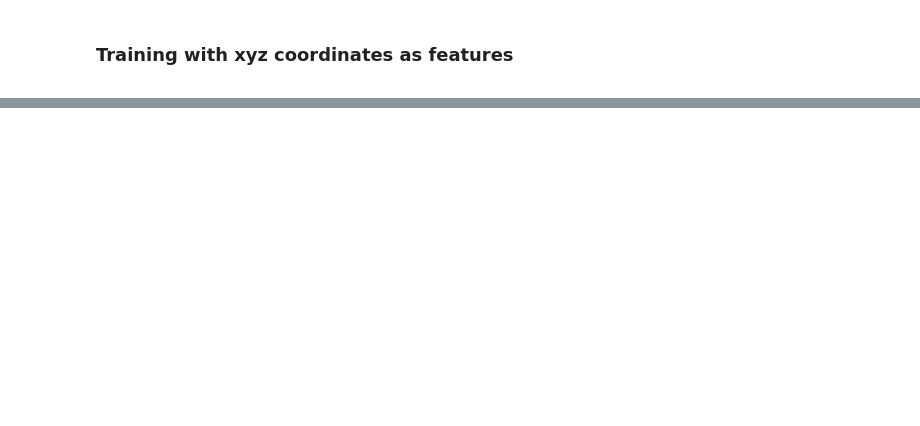
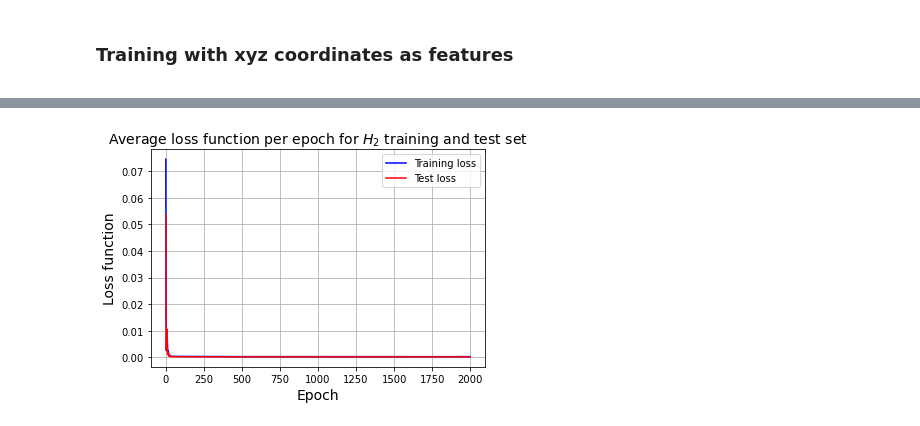
Before and after one commit to KKaroni/Symmetry-in-Machine-learned-Molecular-Force-Fields, a Jupyter notebook: h2_BPNN.ipynb, the cells around one changed output, grey strips where cells are left out. Saved outputs shown, nothing was run; the diff lists cells and outputs as text; code cells hidden in the pictures; blank space fills up the shorter version.

```diff
--- a/h2_BPNN.ipynb
+++ b/h2_BPNN.ipynb
@@ -732,0 +812,9 @@ print(np.mean(train_labels*var_lab+mean_lab,axis=0))
+# %%
+predictiont = torch.zeros(training_set_size)
+for i in range(training_set_size):
+    x1, x2 = training_set[i]
+#     print('x1',x1)
+#     print('x2',x2)
+    with torch.no_grad():
+        predictiont[i] = net(x1, x2)
+    print(predictiont[i]*var_lab+mean_lab)
@@ -776,7 +907,7 @@ number_of_features_xyz   = 3       # number of features (symmetry functions) for
                                    # and one angular, but can create more by vaying the parameters η, λ, ζ, Rs etc.
 
 
-training_set_size    = data_size - 100
+training_set_size    = data_size -50
 
 
 # Computing variance and mean on the training data only!
@@ -800,6 +931,20 @@ data_set_xyz = data_set_xyz[:,:,0] # !!!!!!!!!!!!!!!!!!!!!!!!!!!
 print(data_set_xyz)
 
 
+print(np.shape(labels_norm))
+print(np.shape(data_set_xyz))
+shuffler = np.random.permutation(len(labels_norm))
+
+data_set_xyz = data_set_xyz[shuffler]
+
+labels_norm = labels_norm[shuffler]
+
+print(np.shape(labels_norm))
+print(np.shape(data_set_xyz))
+
+
+
+
 # labels same as before
 train_labels         = labels_norm[:training_set_size]
 train_labels         = torch.FloatTensor(train_labels)
@@ -817,5 +962,5 @@ test_set_xyz             = data_set_xyz[training_set_size:]
 dataset_xyz = TensorDataset(training_set_xyz, train_labels)
 
 # Creating the batches
-dataloader_xyz = torch.utils.data.DataLoader(dataset_xyz, batch_size=100,
+dataloader_xyz = torch.utils.data.DataLoader(dataset_xyz, batch_size=225,
                                            shuffle=True, num_workers=2, drop_last=False)
@@ -876,10 +1045,10 @@ print(output)
 model_xyz = BPNN_xyz(1)
 # %%
 criterion = nn.MSELoss()
-optimizer = optim.Adam(model_xyz.parameters(), lr=0.0001) #0.0001)
+optimizer = optim.Adam(model_xyz.parameters(), lr=0.0005) #0.0001)
 #torch.optim.LBFGS(model_xyz.parameters(), lr=0.001, max_iter=20, max_eval=None, tolerance_grad=1e-07, tolerance_change=1e-09, line_search_fn=None)
 #optimizer = optim.SGD(model_xyz.parameters(), lr=0.001, momentum=0.1)
-nepochs = 100000
+nepochs = 2000
 
 train_loss = np.zeros(nepochs)
 test_loss = np.zeros(nepochs)
@@ -960,20 +1147,22 @@ print('Finished Training')
 # %%
 x = np.arange(1,nepochs+1)
 # plt.plot(x[:80],train_loss[:80],'blue',label = 'Training loss')
 # plt.plot(x[:80],test_loss[:80],'red',label = 'Test loss')
 
 plt.plot(x[:epoch],train_loss[:epoch],'blue',label = 'Training loss')
 plt.plot(x[:epoch],test_loss[:epoch],'red',label = 'Test loss')
 
 
 plt.ticklabel_format(useOffset=False, style='plain')
 plt.xlabel('Epoch',fontsize=14)
 plt.ylabel('Loss function',fontsize=14)
 plt.title('Average loss function per epoch for $H_2$ training and test set',fontsize=14)
 plt.grid()
 plt.legend()
-plt.ylim([0,0.00001])
+#plt.ylim([0,0.001])
 
-plt.savefig('loss_graph_H2',bbox_inches='tight')
+plt.savefig('loss_graph_H2_xyz',bbox_inches='tight')
 plt.show()
+# %% [output]
+[figure, added]
 # %%
```
Also changed, not shown: parts of 20 cells of this notebook.
